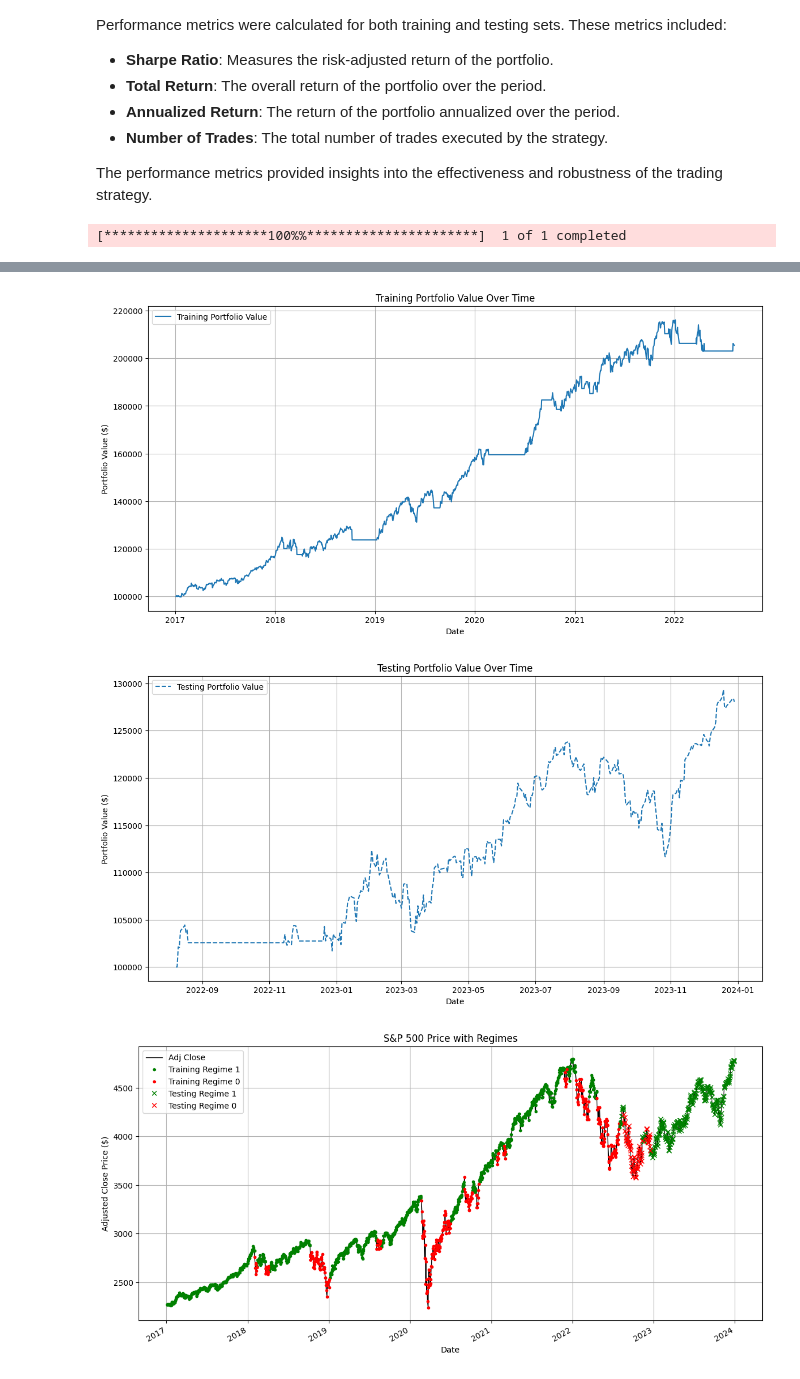
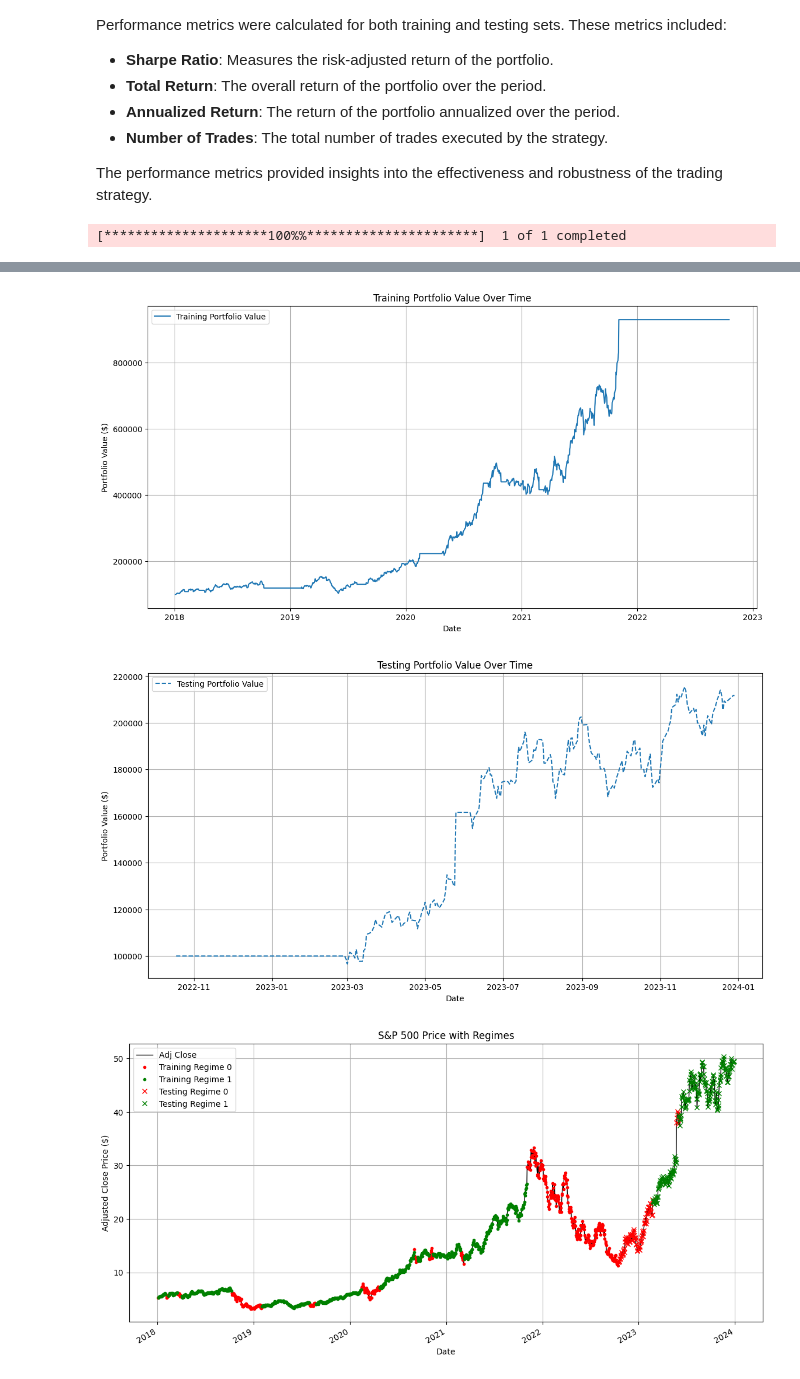
Before and after one commit to astronaut505/tradingtroll, a Jupyter notebook: testsecond.ipynb, the cells around one changed output, grey strips where cells are left out. Drawn from its saved outputs; the diff is of its cells as text; code cells hidden in the pictures.

Commit message:
-changed to NVDA ticker

```diff
--- a/testsecond.ipynb
+++ b/testsecond.ipynb
@@ -56,9 +56,9 @@ import matplotlib.pyplot as plt
 import matplotlib.dates as mdates
 
 # Load data
-ticker = "^GSPC"
-start_date = "2017-01-01"
-end_date = "2023-12-31"
+ticker = "NVDA"
+start_date = "2018-01-01"
+end_date = "2024-01-01"
 
 data = yf.download(ticker, start=start_date, end=end_date)
 data = data[['Adj Close']].copy()
@@ -218,3 +218,3 @@ Number of Trades: 13.0
-[figure, old version]
+[figure, new version]
-[figure, old version]
+[figure, new version]
-[figure, old version]
+[figure, new version]
```
Also changed, not shown: parts of 1 cell of this notebook, 3 other files.
